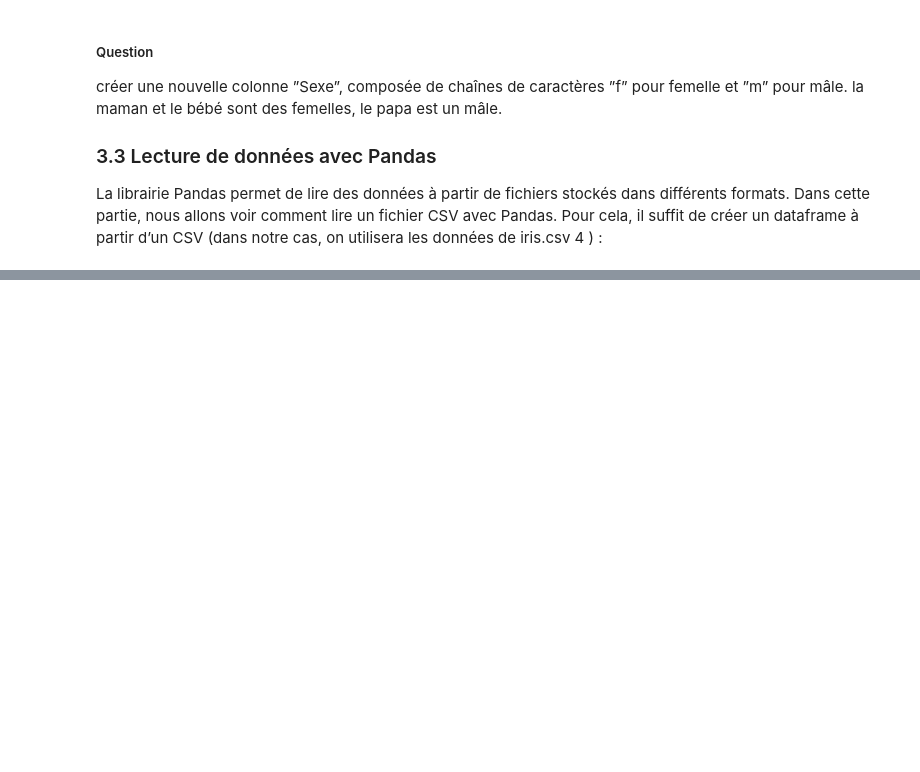
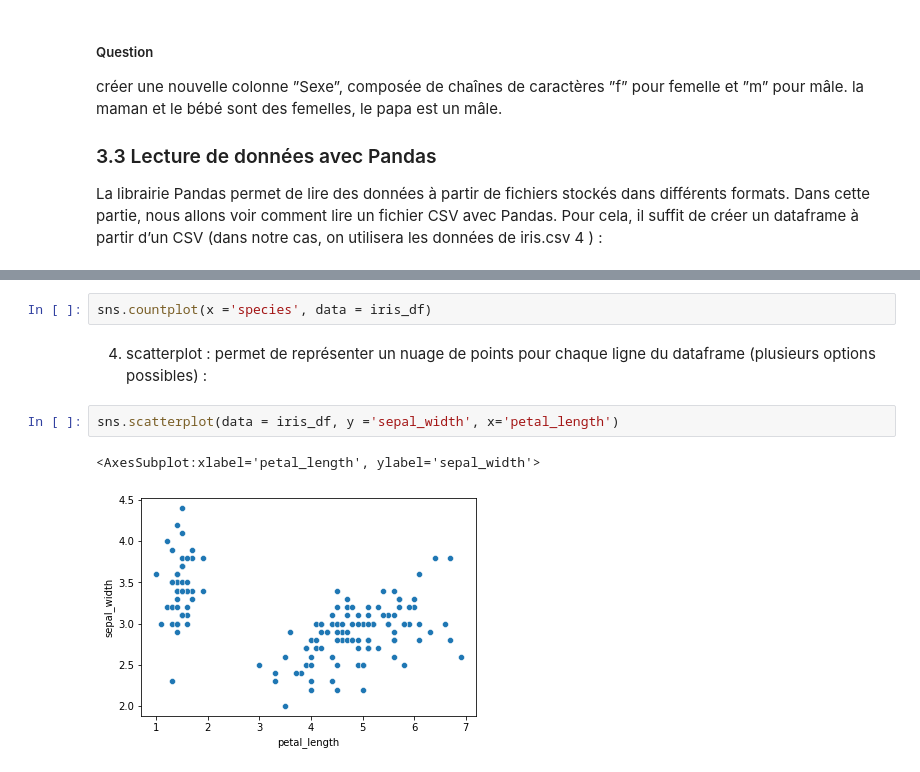
Before and after one commit to Xabibax/fouille_de_donnees_td_tp, a Jupyter notebook: tp1.ipynb, the cells around one changed output, grey strips where cells are left out. Cells and saved outputs as stored; diff of their text form; blank space fills up the shorter version.

```diff
--- a/tp1.ipynb
+++ b/tp1.ipynb
@@ -305,0 +379,10 @@ donnée : sns.countplot(x = 0 species 0 , data = iris df)
+# %%
+sns.countplot(x ='species', data = iris_df)
+# %% [markdown]
+4. scatterplot : permet de représenter un nuage de points pour chaque ligne du dataframe
+(plusieurs options possibles) :
+# %%
+sns.scatterplot(data = iris_df, y ='sepal_width', x='petal_length')
+# %% [output]
+<AxesSubplot:xlabel='petal_length', ylabel='sepal_width'>
+[figure, added]
```
Also changed, not shown: parts of 22 cells of this notebook, 1 other file.
